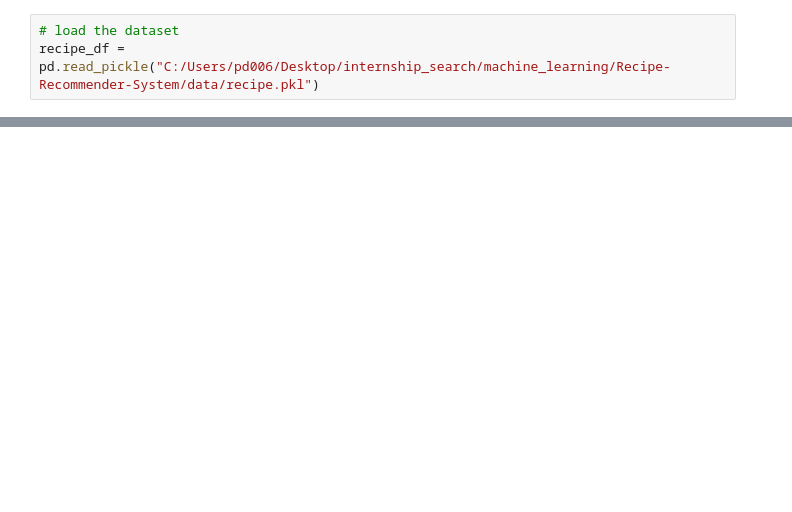
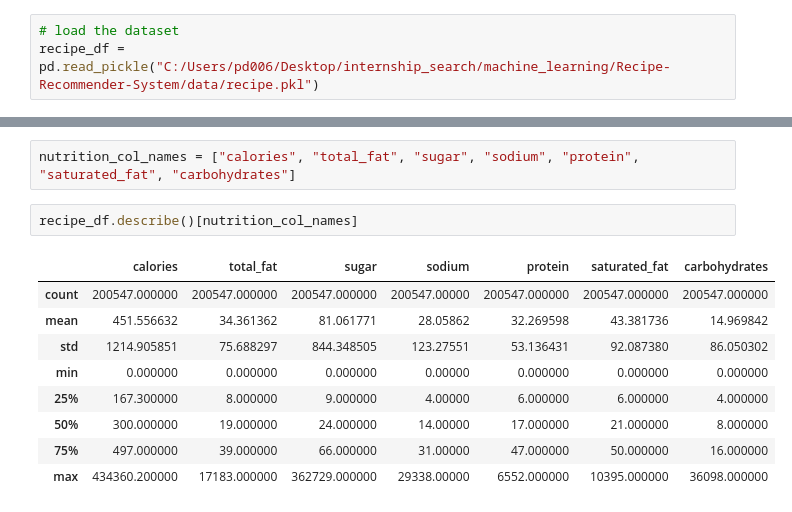
Before and after one commit to dahlp94/Recipe-Recommender-System, a Jupyter notebook: notebooks/exploratory-data-analysis.ipynb, the cells around one changed output, grey strips where cells are left out. Cells and saved outputs as stored; diff of their text form; blank space fills up the shorter version.

```diff
--- a/notebooks/exploratory-data-analysis.ipynb
+++ b/notebooks/exploratory-data-analysis.ipynb
@@ -27,0 +37,14 @@ dtype: int64
+# %%
+nutrition_col_names = ["calories", "total_fat", "sugar", "sodium", "protein", "saturated_fat", "carbohydrates"]
+# %%
+recipe_df.describe()[nutrition_col_names]
+# %% [output]
+|  | calories | total_fat | sugar | sodium | protein | saturated_fat | carbohydrates |
+| count | 200547.000000 | 200547.000000 | 200547.000000 | 200547.00000 | 200547.000000 | 200547.000000 | 200547.000000 |
+| mean | 451.556632 | 34.361362 | 81.061771 | 28.05862 | 32.269598 | 43.381736 | 14.969842 |
+| std | 1214.905851 | 75.688297 | 844.348505 | 123.27551 | 53.136431 | 92.087380 | 86.050302 |
+| min | 0.000000 | 0.000000 | 0.000000 | 0.00000 | 0.000000 | 0.000000 | 0.000000 |
+| 25% | 167.300000 | 8.000000 | 9.000000 | 4.00000 | 6.000000 | 6.000000 | 4.000000 |
+| 50% | 300.000000 | 19.000000 | 24.000000 | 14.00000 | 17.000000 | 21.000000 | 8.000000 |
+| 75% | 497.000000 | 39.000000 | 66.000000 | 31.00000 | 47.000000 | 50.000000 | 16.000000 |
+| max | 434360.200000 | 17183.000000 | 362729.000000 | 29338.00000 | 6552.000000 | 10395.000000 | 36098.000000 |
```
Also changed, not shown: parts of 24 cells of this notebook.
